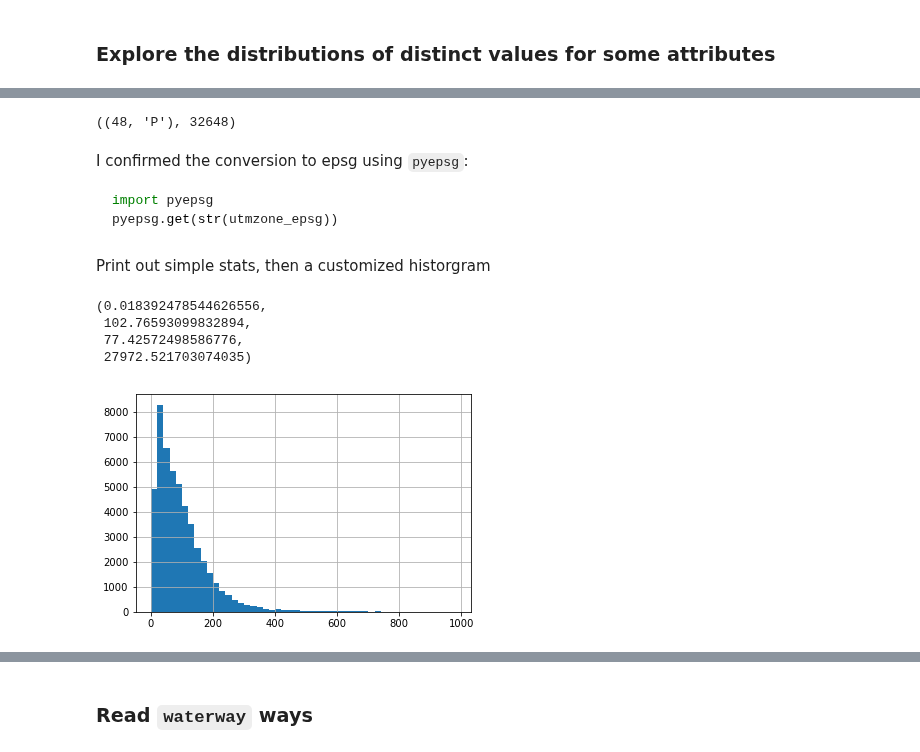
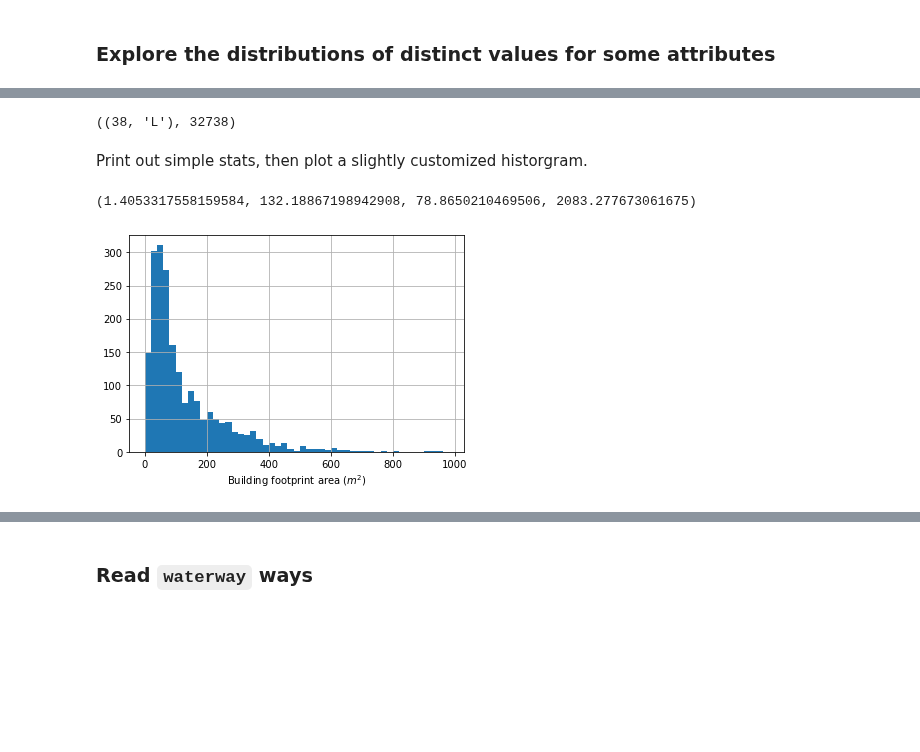
Before and after one commit to geohackweek/tutorial_contents, a Jupyter notebook: vector/notebooks/OSMnx_hotosm.ipynb, the cells around one changed output, grey strips where cells are left out. Cells and saved outputs as stored; diff of their text form; code cells hidden in the pictures; blank space fills up the shorter version.

````diff
--- a/vector/notebooks/OSMnx_hotosm.ipynb
+++ b/vector/notebooks/OSMnx_hotosm.ipynb
@@ -31,0 +40,11 @@ bbox_ctr = [0.5*(bbox[1]+bbox[3]), 0.5*(bbox[0]+bbox[2])]
+# %%
+# hotosm task 5977 bounding box. We won't use it here, but it's a good reference to have
+bbox_hotosmtask5977 = [43.16, -11.32, 43.54, -11.96]
+
+# We'll use a smaller bounding box near the southwest corner.
+# This is so we're dealing with smaller datasets, for faster processing and to be gentler on the hotosm servers
+bbox = [43.2, -11.74, 43.33, -11.85]
+west, north, east, south = bbox
+bbox_ctr = [0.5*(north+south), 0.5*(west+east)]
+
+bbox
@@ -39,3 +64,3 @@ bbox_ctr = [0.5*(bbox[1]+bbox[3]), 0.5*(bbox[0]+bbox[2])]
 # %%
-buildings_gdf = ox.create_footprints_gdf(north=bbox[1], south=bbox[3], east=bbox[2], west=bbox[0],
+buildings_gdf = ox.create_footprints_gdf(north=north, south=south, east=east, west=west,
                                          footprint_type='building')
@@ -110,18 +139,8 @@ Reproject to UTM in order to calculate building footprint polygon areas in $m^2$
 # %%
-# Find corresponding UTM zone code
-# https://gis.stackexchange.com/questions/190198/how-to-get-appropriate-crs-for-a-position-specified-in-lat-lon-coordinates
-# https://gis.stackexchange.com/questions/269518/auto-select-suitable-utm-zone-based-on-grid-intersection
-
 utmzone_code = utm.from_latlon(bbox_ctr[0], bbox_ctr[1])[-2:]
-utmzone_epsg = 32700-round((45+bbox_ctr[0])/90.0)*100 + round((183+bbox_ctr[1])/6.0)
+utmzone_epsg = 32700 - round((45+bbox_ctr[0])/90)*100 + round((183+bbox_ctr[1])/6)
 utmzone_code, utmzone_epsg
 # %% [output]
-((48, 'P'), 32648)
+((38, 'L'), 32738)
-# %% [markdown]
-I confirmed the conversion to epsg using `pyepsg`:
-```python
-import pyepsg
-pyepsg.get(str(utmzone_epsg))
-```
 # %%
 buildings_gdf_utm = buildings_gdf.to_crs(epsg=utmzone_epsg)
@@ -128,15 +149,12 @@ buildings_gdf_utm = buildings_gdf.to_crs(epsg=utmzone_epsg)
 # %% [markdown]
-Print out simple stats, then a customized historgram
+Print out simple stats, then plot a slightly customized historgram.
 # %%
-building_area_m2 = buildings_gdf_utm.geometry.area
 building_area_m2.min(), building_area_m2.mean(), building_area_m2.median(), building_area_m2.max()
 # %% [output]
-(0.018392478544626556,
- 102.76593099832894,
- 77.42572498586776,
- 27972.521703074035)
+(1.4053317558159584, 132.18867198942908, 78.8650210469506, 2083.277673061675)
 # %%
 bins_seq = [i for i in range(0, 1000, 20)]
 buildings_gdf_utm.geometry.area.hist(bins=bins_seq);
+plt.xlabel('Building footprint area ($m^2$)');
 # %% [output]
-[figure, old version]
+[figure, new version]
````
Also changed, not shown: parts of 43 cells of this notebook, 2 other files.
